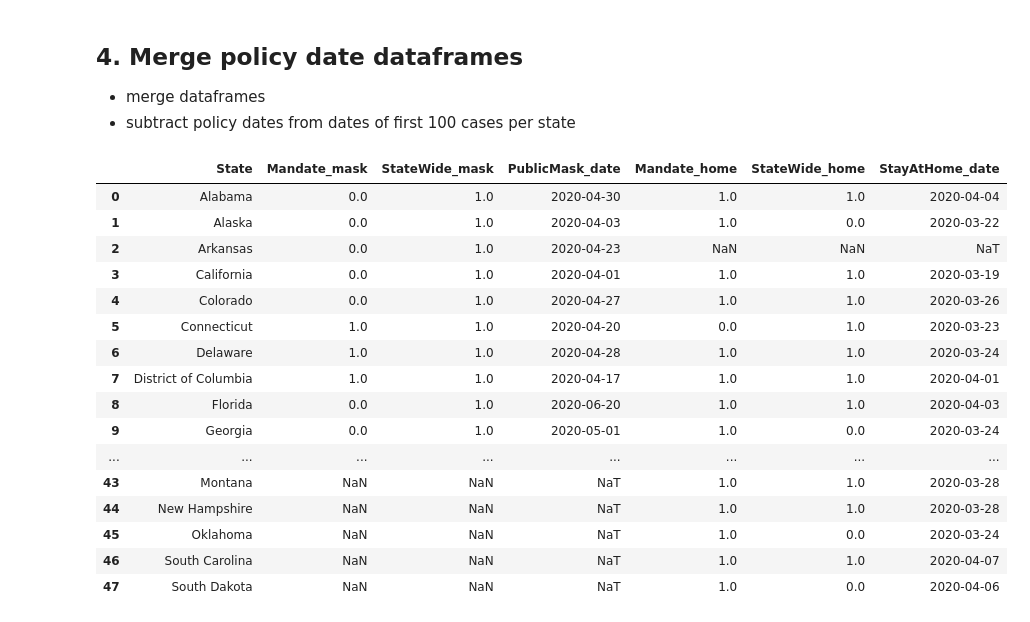
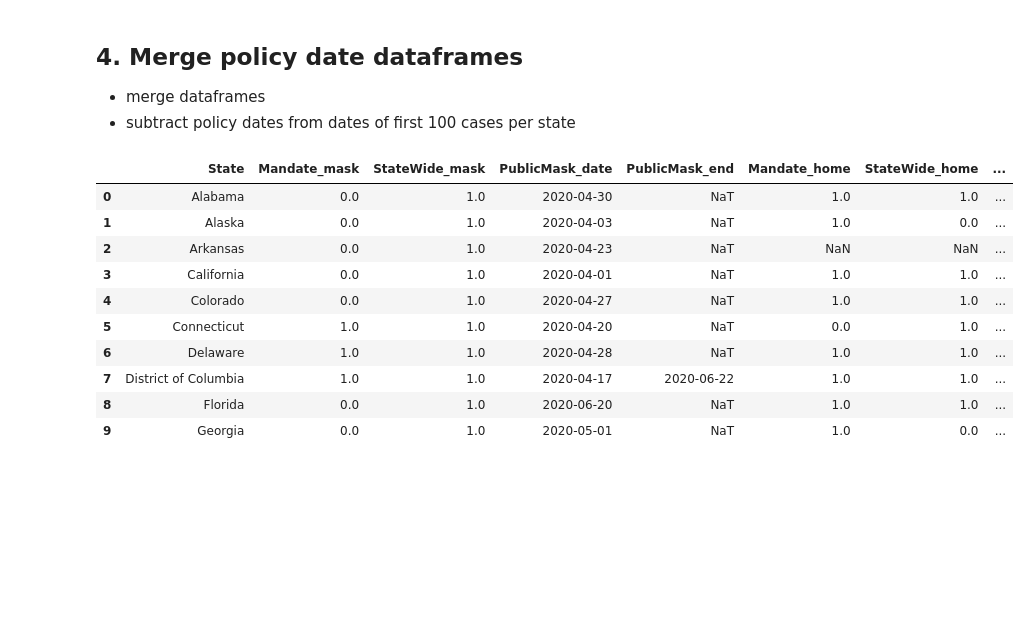
Before and after one commit to JMiguelFernandes/Project-5---Coronavirus, a Jupyter notebook: Dates of first 100 cases and policies.ipynb, the cells around one changed output. Cells and saved outputs as stored; diff of their text form; code cells hidden in the pictures; blank space fills up the shorter version.

```diff
--- a/Dates of first 100 cases and policies.ipynb
+++ b/Dates of first 100 cases and policies.ipynb
@@ -123,5 +124,6 @@ Name: StateName, dtype: int64
 # %%
-# subset for dates when policies were enacted
+# subset for dates when Public Mask policy was enacted and eased
 
-df_public_mask = df_public_mask[["StateName","Mandate", "StateWide", "DateEnacted"]]
-df_stay_home = df_stay_home[["StateName","Mandate", "StateWide", "DateEnacted"]]
+df_public_mask = df_public_mask[["StateName","Mandate", "StateWide", "DateEnacted", "DateEased"]]
+
+df_public_mask.head()
@@ -127,0 +137,6 @@ df_stay_home = df_stay_home[["StateName","Mandate", "StateWide", "DateEnacted"]]
+# %%
+# subset for dates when Stay at Home policy was enacted and eased
+
+df_stay_home = df_stay_home[["StateName","Mandate", "StateWide", "DateEnacted", "DateEased"]]
+
+df_stay_home.head()
@@ -128,11 +150,14 @@ df_stay_home = df_stay_home[["StateName","Mandate", "StateWide", "DateEnacted"]]
 # %%
-# Changing "DateEnacted" to "PublicMask_date" and converting to datetime
+# Changing "DateEnacted" to "PublicMask_date"
+# Changing "DateEased" to "PublicMask_end"
+# Converting to datetime
 
-df_public_mask.columns = ["State","Mandate_mask", "StateWide_mask", "PublicMask_date"]
+df_public_mask.columns = ["State","Mandate_mask", "StateWide_mask", "PublicMask_date", "PublicMask_end"]
 
 df_public_mask["PublicMask_date"] = pd.to_datetime(df_public_mask["PublicMask_date"], format="%Y%m%d")
+df_public_mask["PublicMask_end"] = pd.to_datetime(df_public_mask["PublicMask_end"], format="%Y%m%d")
 
 df_public_mask = df_public_mask.drop_duplicates(subset=["State"], keep="first")
 
-df_public_mask
+df_public_mask.head()
 # %% [output]
@@ -161,10 +170,11 @@ See the caveats in the documentation: https://pandas.pydata.org/pandas-docs/stab
 # %%
 # Changing "DateEnacted" to "StayAtHome_date" and converting to datetime
 
-df_stay_home.columns = ["State","Mandate_home", "StateWide_home", "StayAtHome_date"]
+df_stay_home.columns = ["State","Mandate_home", "StateWide_home", "StayAtHome_date", "StayAtHome_end"]
 df_stay_home["StayAtHome_date"] = pd.to_datetime(df_stay_home["StayAtHome_date"], format="%Y%m%d")
+df_stay_home["StayAtHome_end"] = pd.to_datetime(df_stay_home["StayAtHome_end"], format="%Y%m%d")
 
 df_stay_home = df_stay_home.drop_duplicates(subset=["State"], keep="first").reset_index(drop=True)
 
-df_stay_home
+df_stay_home.head()
 # %% [output]
@@ -192,23 +191,17 @@ df_stay_home
 - subtract policy dates from dates of first 100 cases per state
 # %%
 df_mask_and_stay_home = df_public_mask.merge(df_stay_home, how="outer")
-df_mask_and_stay_home
+df_mask_and_stay_home.head(10)
 # %% [output]
-|  | State | Mandate_mask | StateWide_mask | PublicMask_date | Mandate_home | StateWide_home | StayAtHome_date |
-| 0 | Alabama | 0.0 | 1.0 | 2020-04-30 | 1.0 | 1.0 | 2020-04-04 |
-| 1 | Alaska | 0.0 | 1.0 | 2020-04-03 | 1.0 | 0.0 | 2020-03-22 |
-| 2 | Arkansas | 0.0 | 1.0 | 2020-04-23 | NaN | NaN | NaT |
-| 3 | California | 0.0 | 1.0 | 2020-04-01 | 1.0 | 1.0 | 2020-03-19 |
-| 4 | Colorado | 0.0 | 1.0 | 2020-04-27 | 1.0 | 1.0 | 2020-03-26 |
-| 5 | Connecticut | 1.0 | 1.0 | 2020-04-20 | 0.0 | 1.0 | 2020-03-23 |
-| 6 | Delaware | 1.0 | 1.0 | 2020-04-28 | 1.0 | 1.0 | 2020-03-24 |
-| 7 | District of Columbia | 1.0 | 1.0 | 2020-04-17 | 1.0 | 1.0 | 2020-04-01 |
-| 8 | Florida | 0.0 | 1.0 | 2020-06-20 | 1.0 | 1.0 | 2020-04-03 |
-| 9 | Georgia | 0.0 | 1.0 | 2020-05-01 | 1.0 | 0.0 | 2020-03-24 |
-| ... | ... | ... | ... | ... | ... | ... | ... |
-| 43 | Montana | NaN | NaN | NaT | 1.0 | 1.0 | 2020-03-28 |
-| 44 | New Hampshire | NaN | NaN | NaT | 1.0 | 1.0 | 2020-03-28 |
-| 45 | Oklahoma | NaN | NaN | NaT | 1.0 | 0.0 | 2020-03-24 |
-| 46 | South Carolina | NaN | NaN | NaT | 1.0 | 1.0 | 2020-04-07 |
-| 47 | South Dakota | NaN | NaN | NaT | 1.0 | 0.0 | 2020-04-06 |
+|  | State | Mandate_mask | StateWide_mask | PublicMask_date | PublicMask_end | Mandate_home | StateWide_home | ... |
+| 0 | Alabama | 0.0 | 1.0 | 2020-04-30 | NaT | 1.0 | 1.0 | ... |
+| 1 | Alaska | 0.0 | 1.0 | 2020-04-03 | NaT | 1.0 | 0.0 | ... |
+| 2 | Arkansas | 0.0 | 1.0 | 2020-04-23 | NaT | NaN | NaN | ... |
+| 3 | California | 0.0 | 1.0 | 2020-04-01 | NaT | 1.0 | 1.0 | ... |
+| 4 | Colorado | 0.0 | 1.0 | 2020-04-27 | NaT | 1.0 | 1.0 | ... |
+| 5 | Connecticut | 1.0 | 1.0 | 2020-04-20 | NaT | 0.0 | 1.0 | ... |
+| 6 | Delaware | 1.0 | 1.0 | 2020-04-28 | NaT | 1.0 | 1.0 | ... |
+| 7 | District of Columbia | 1.0 | 1.0 | 2020-04-17 | 2020-06-22 | 1.0 | 1.0 | ... |
+| 8 | Florida | 0.0 | 1.0 | 2020-06-20 | NaT | 1.0 | 1.0 | ... |
+| 9 | Georgia | 0.0 | 1.0 | 2020-05-01 | NaT | 1.0 | 0.0 | ... |
 # %%
```
Also changed, not shown: parts of 28 cells of this notebook, 1 other file.
